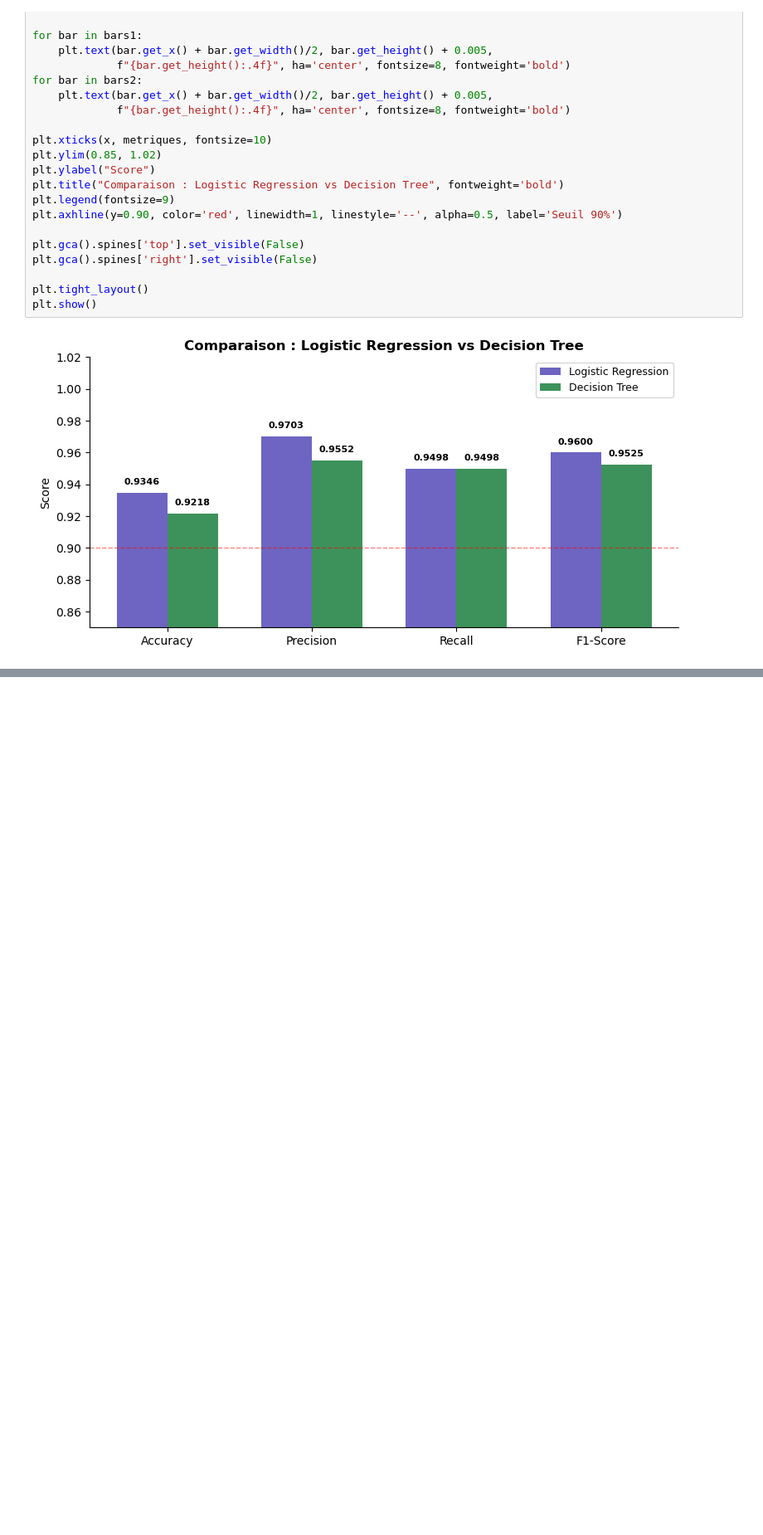
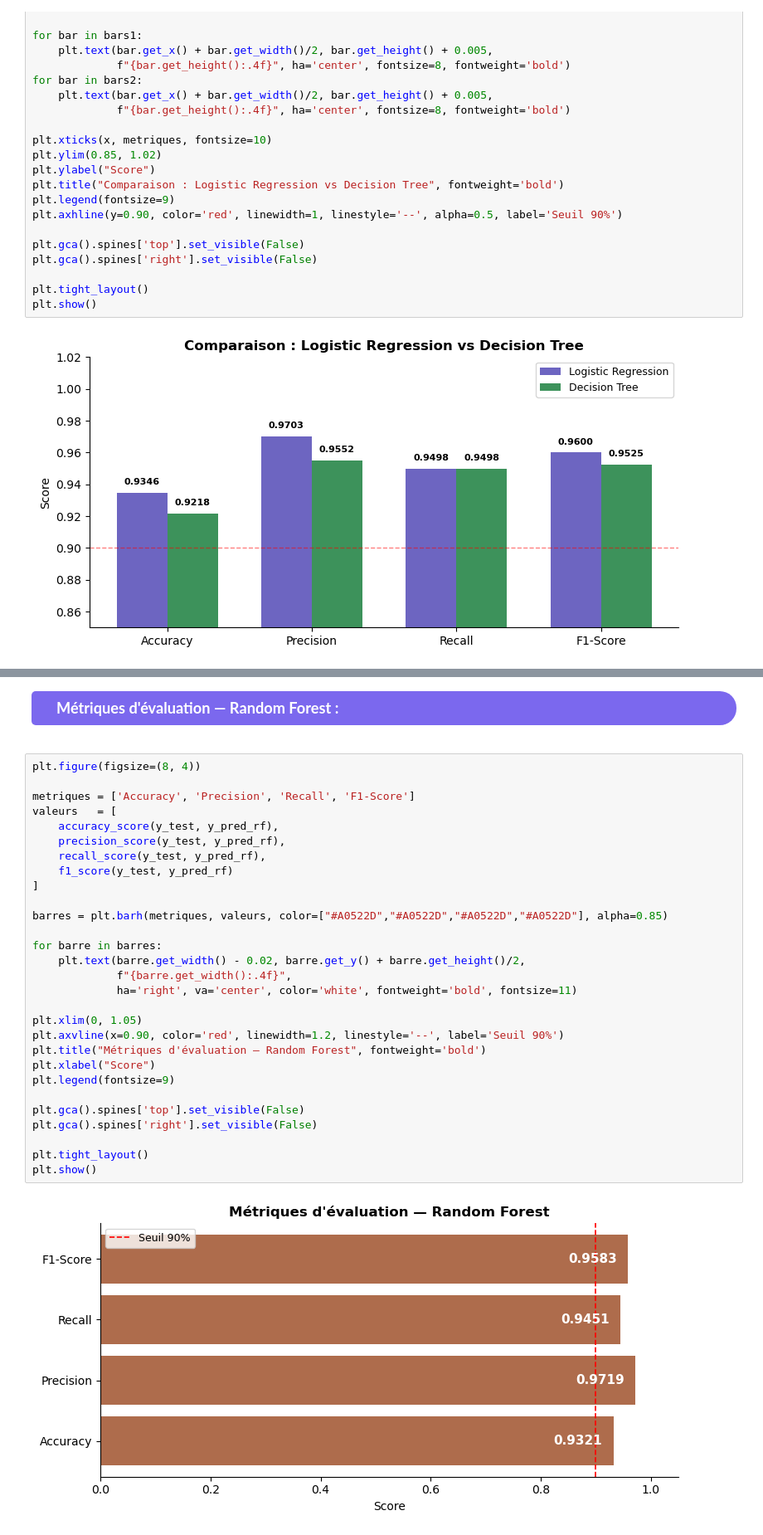
Before and after one commit to BenWafae/womens-ecommerce-product-success, a Jupyter notebook: notebooks/ecommerce_project.ipynb, the cells around one changed output, grey strips where cells are left out. Shown at 83% size. Drawn from its saved outputs; the diff is of its cells as text; blank space fills up the shorter version.

Commit message:
Modelisation : Random Forest

```diff
--- a/notebooks/ecommerce_project.ipynb
+++ b/notebooks/ecommerce_project.ipynb
@@ -2244,0 +2340,38 @@ plt.show()
+# %% [markdown]
+<div style="position: relative; max-width: 1350px; font-family: 'Times New Roman'; margin-bottom: 20px;">
+    <div style="background-color: #7B68EE; padding: 10px 20px 10px 30px; color: white; font-weight: bold; font-size: 1.3em; border-radius: 5px 20px 20px 5px; width: fit-content;">
+         Métriques d'évaluation — Random Forest :
+    </div>
+    <div style="position: absolute; left: 0; top: 0; width: 10px; height: 100%; background-color: #4a3a8a; border-radius: 5px 0 0 5px;"></div>
+</div>
+# %%
+plt.figure(figsize=(8, 4))
+
+metriques = ['Accuracy', 'Precision', 'Recall', 'F1-Score']
+valeurs   = [
+    accuracy_score(y_test, y_pred_rf),
+    precision_score(y_test, y_pred_rf),
+    recall_score(y_test, y_pred_rf),
+    f1_score(y_test, y_pred_rf)
+]
+
+barres = plt.barh(metriques, valeurs, color=["#A0522D","#A0522D","#A0522D","#A0522D"], alpha=0.85)
+
+for barre in barres:
+    plt.text(barre.get_width() - 0.02, barre.get_y() + barre.get_height()/2,
+             f"{barre.get_width():.4f}",
+             ha='right', va='center', color='white', fontweight='bold', fontsize=11)
+
+plt.xlim(0, 1.05)
+plt.axvline(x=0.90, color='red', linewidth=1.2, linestyle='--', label='Seuil 90%')
+plt.title("Métriques d'évaluation — Random Forest", fontweight='bold')
+plt.xlabel("Score")
+plt.legend(fontsize=9)
+
+plt.gca().spines['top'].set_visible(False)
+plt.gca().spines['right'].set_visible(False)
+
+plt.tight_layout()
+plt.show()
+# %% [output]
+[figure, added]
```
Also changed, not shown: parts of 14 cells of this notebook.
